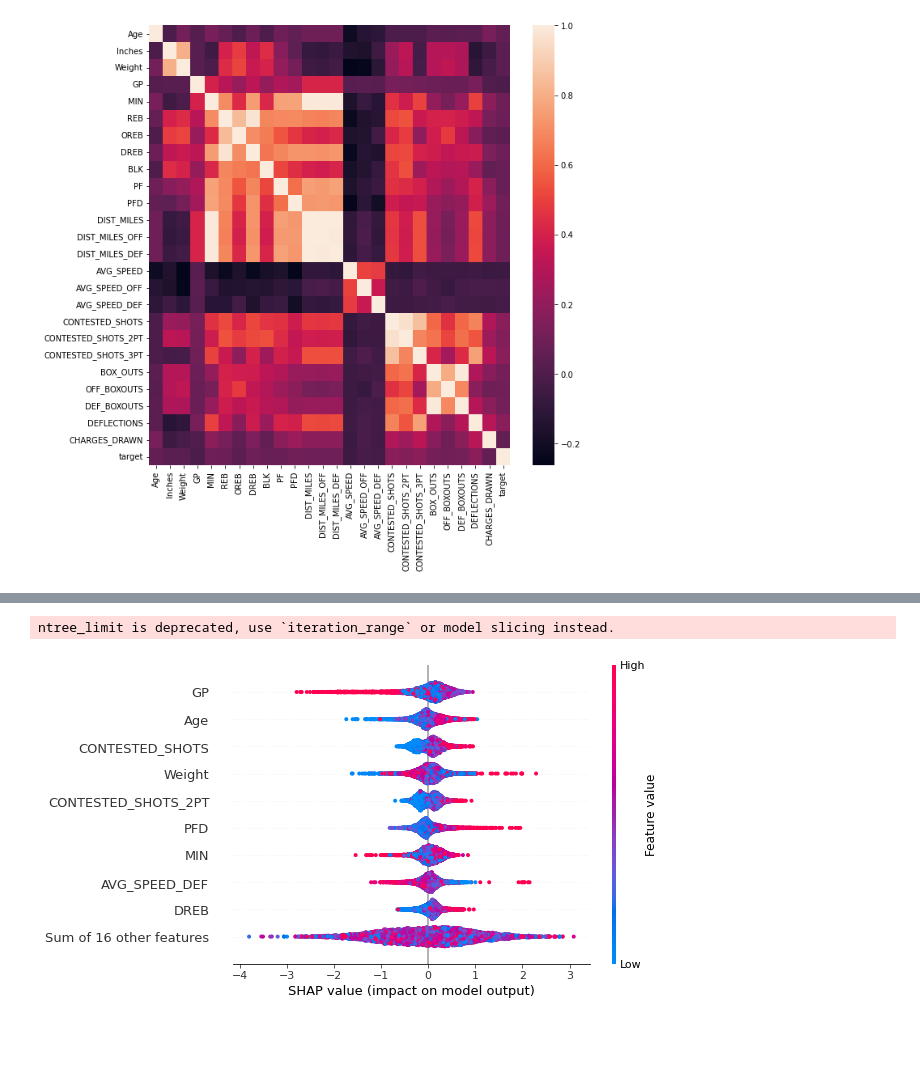
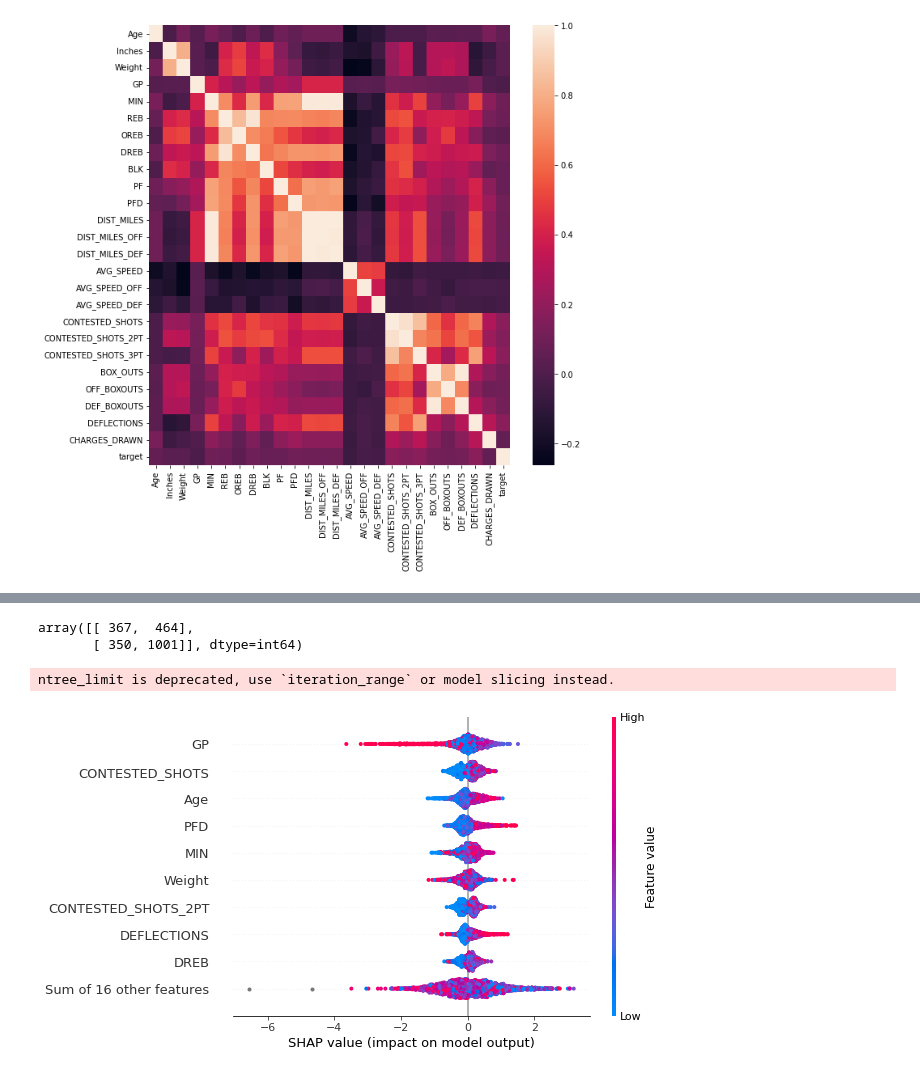
Before and after one commit to manelfideles/nba-injury-prediction, a Jupyter notebook: code.ipynb, the cells around one changed output, grey strips where cells are left out. Saved outputs shown, nothing was run; the diff lists cells and outputs as text; code cells hidden in the pictures; blank space fills up the shorter version.

```diff
--- a/code.ipynb
+++ b/code.ipynb
@@ -93,0 +91,9 @@ pandas.Int64Index is deprecated and will be removed from pandas in a future vers
+# %%
+from sklearn.model_selection import train_test_split
+
+X = df_stats_clean.drop(columns=['target'],axis=1)
+y = df_stats_clean['target'].values
+
+X_train, X_test, y_train, y_test = train_test_split(X,y,test_size=0.33, random_state=42)
+# %%
+model = xgboost.XGBClassifier().fit(X_train,y_train)
@@ -94,7 +104,16 @@ pandas.Int64Index is deprecated and will be removed from pandas in a future vers
+# %%
+predictions = model.predict(X_test)
+
+from sklearn.metrics import confusion_matrix, accuracy_score
+
+confusion_matrix(y_test, predictions)
+# %% [output]
+array([[ 367,  464],
+       [ 350, 1001]], dtype=int64)
 # %%
 explainer = shap.Explainer(model)
-shap_values = explainer(df_stats_clean.drop(columns=['target'],axis=1))
+shap_values = explainer(X_test)
 shap.plots.beeswarm(shap_values)
 # %% [output]
 ntree_limit is deprecated, use `iteration_range` or model slicing instead.
-[figure, old version]
+[figure, new version]
```
Also changed, not shown: parts of 4 cells of this notebook.
